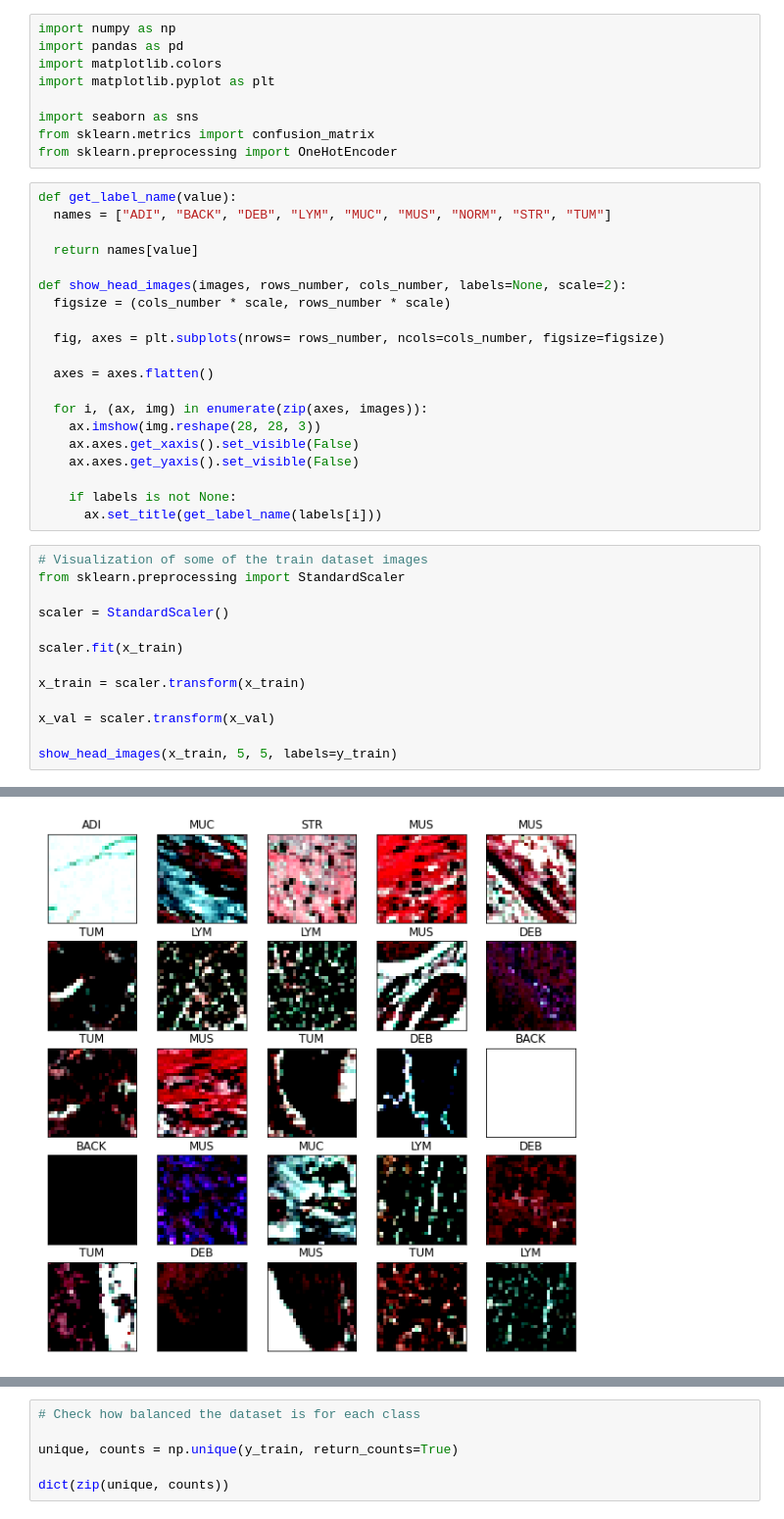
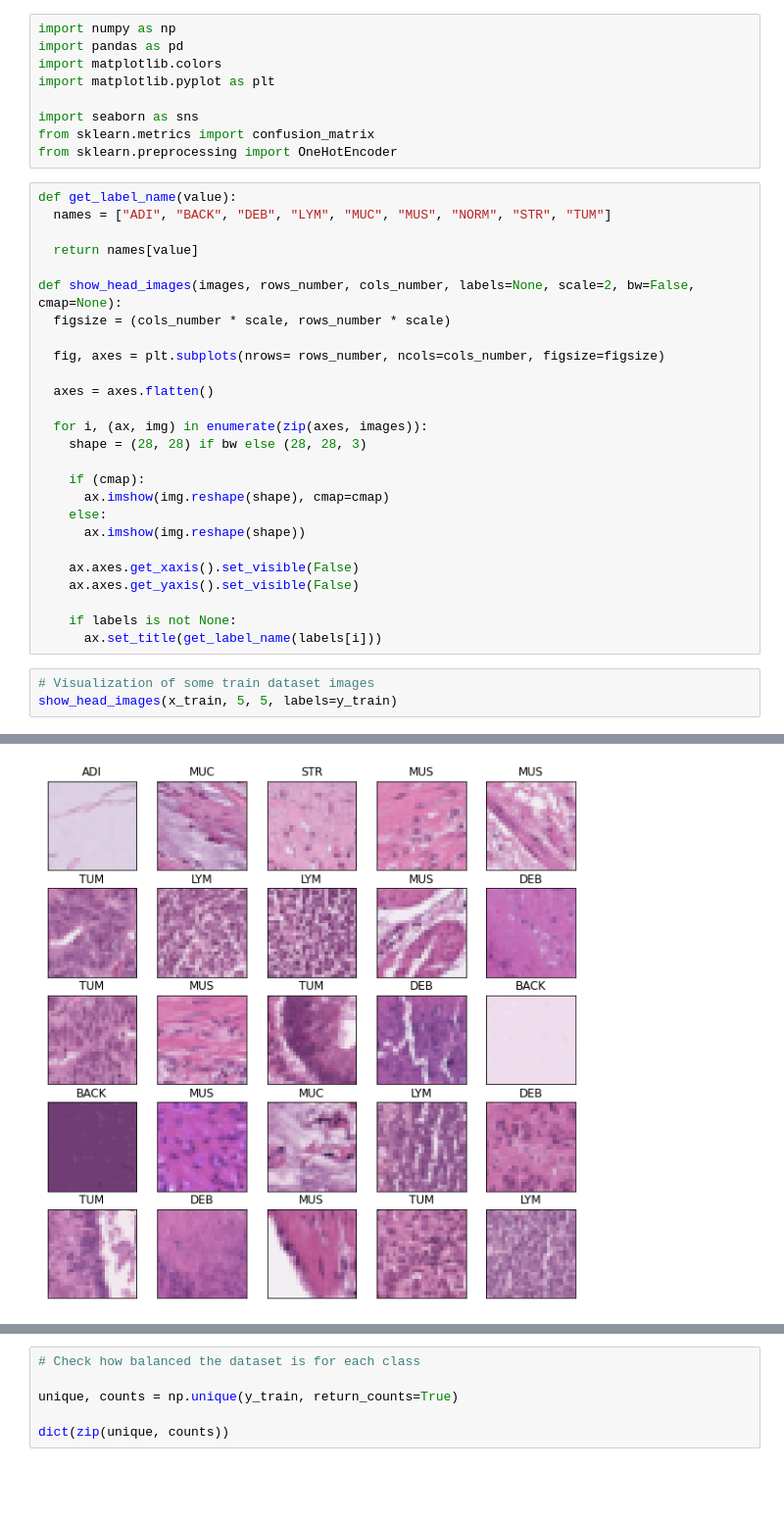
Before and after one commit to Matheuss1/artificial-intelligence-and-what-is-behind, a Jupyter notebook: logistic_regression_and_neural_networks_assignment_03.ipynb, the cells around one changed output, grey strips where cells are left out. Shown at 98% size. Drawn from its saved outputs; the diff is of its cells as text; blank space fills up the shorter version.

```diff
--- a/logistic_regression_and_neural_networks_assignment_03.ipynb
+++ b/logistic_regression_and_neural_networks_assignment_03.ipynb
@@ -139,7 +139,7 @@ def get_label_name(value):
 
   return names[value]
 
-def show_head_images(images, rows_number, cols_number, labels=None, scale=2):
+def show_head_images(images, rows_number, cols_number, labels=None, scale=2, bw=False, cmap=None):
   figsize = (cols_number * scale, rows_number * scale)
 
   fig, axes = plt.subplots(nrows= rows_number, ncols=cols_number, figsize=figsize)
@@ -147,23 +147,19 @@ def show_head_images(images, rows_number, cols_number, labels=None, scale=2):
   axes = axes.flatten()
 
   for i, (ax, img) in enumerate(zip(axes, images)):
-    ax.imshow(img.reshape(28, 28, 3))
+    shape = (28, 28) if bw else (28, 28, 3)
+
+    if (cmap):
+      ax.imshow(img.reshape(shape), cmap=cmap)
+    else:
+      ax.imshow(img.reshape(shape))
+
     ax.axes.get_xaxis().set_visible(False)
     ax.axes.get_yaxis().set_visible(False)
 
     if labels is not None:
       ax.set_title(get_label_name(labels[i]))
 # %%
-# Visualization of some of the train dataset images
-from sklearn.preprocessing import StandardScaler
-
-scaler = StandardScaler()
-
-scaler.fit(x_train)
-
-x_train = scaler.transform(x_train)
-
-x_val = scaler.transform(x_val)
-
+# Visualization of some train dataset images
 show_head_images(x_train, 5, 5, labels=y_train)
 # %% [output]
@@ -187 +166 @@ Clipping input data to the valid range for imshow with RGB data ([0..1] for floa
-[figure, old version]
+[figure, new version]
```
Also changed, not shown: parts of 6 cells of this notebook.
